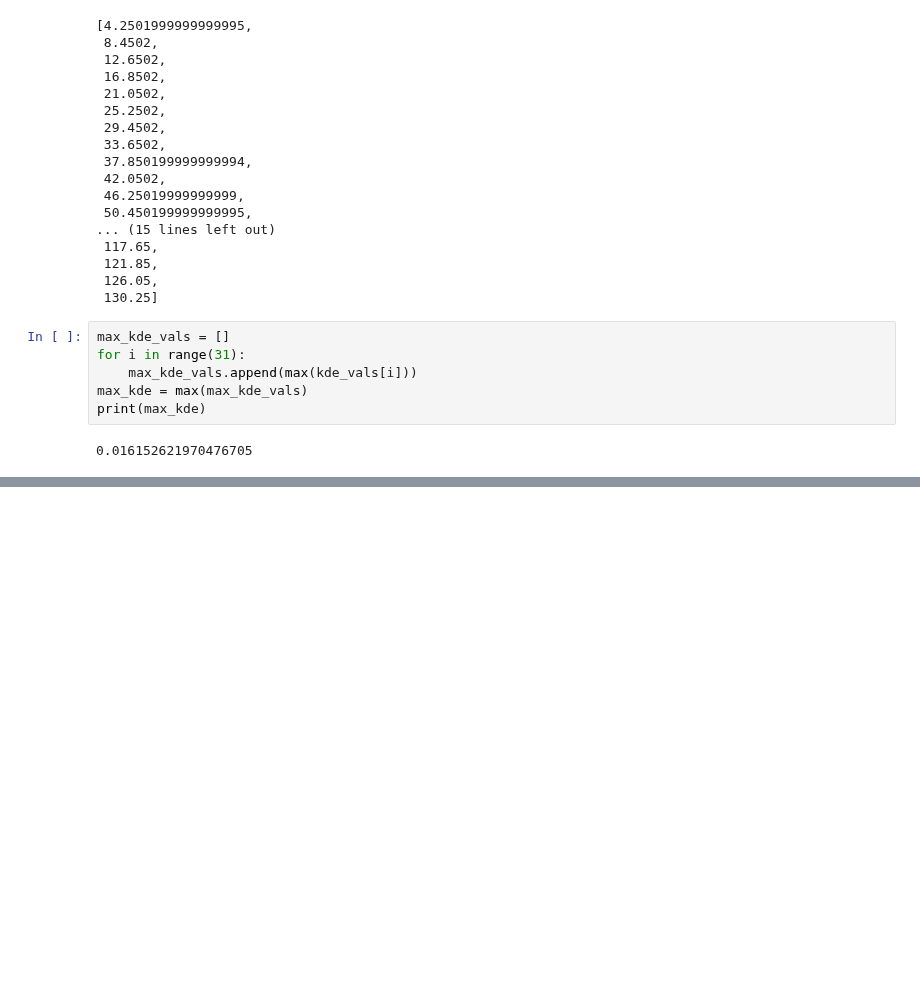
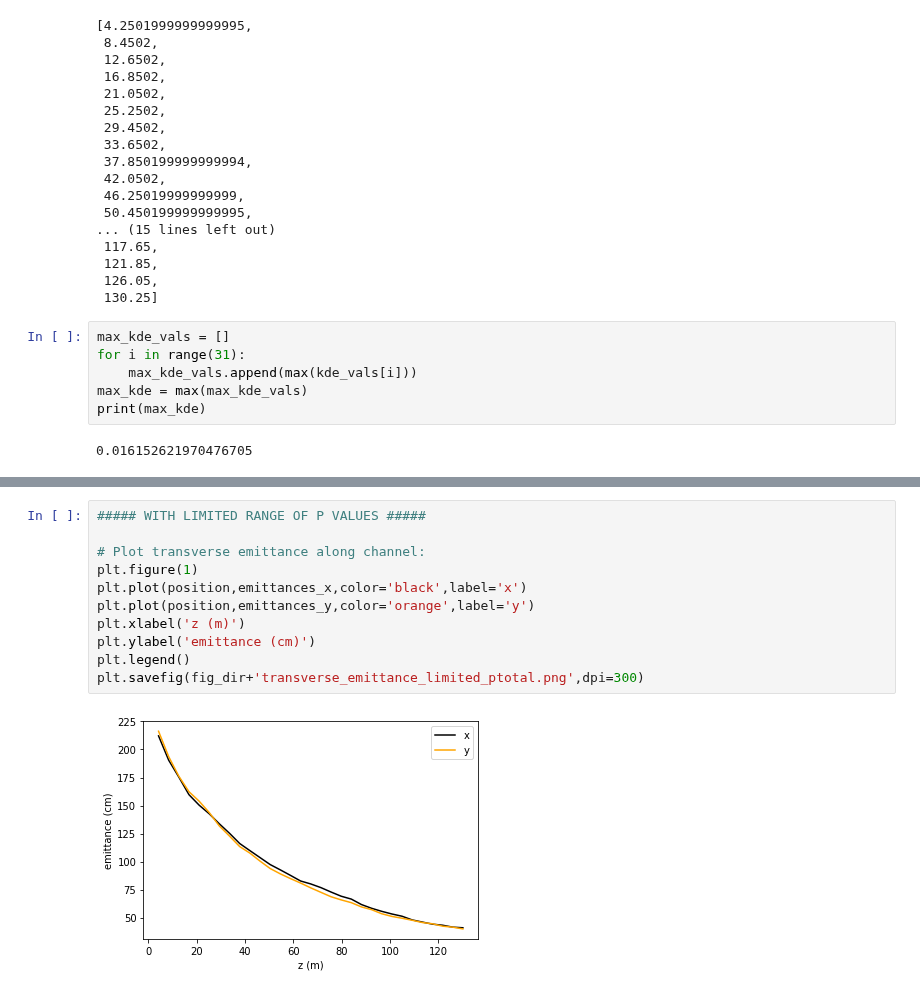
Before and after one commit to criggall/muon-cooling, a Jupyter notebook: emittance.ipynb, the cells around one changed output, grey strips where cells are left out. Drawn from its saved outputs; the diff is of its cells as text; blank space fills up the shorter version.

```diff
--- a/emittance.ipynb
+++ b/emittance.ipynb
@@ -183,0 +232,13 @@ plt.savefig(fig_dir+'contour_subplot.png',dpi=300)
+# %%
+##### WITH LIMITED RANGE OF P VALUES #####
+
+# Plot transverse emittance along channel:
+plt.figure(1)
+plt.plot(position,emittances_x,color='black',label='x')
+plt.plot(position,emittances_y,color='orange',label='y')
+plt.xlabel('z (m)')
+plt.ylabel('emittance (cm)')
+plt.legend()
+plt.savefig(fig_dir+'transverse_emittance_limited_ptotal.png',dpi=300)
+# %% [output]
+[figure, added]
```
Also changed, not shown: parts of 7 cells of this notebook, 20 other files.
